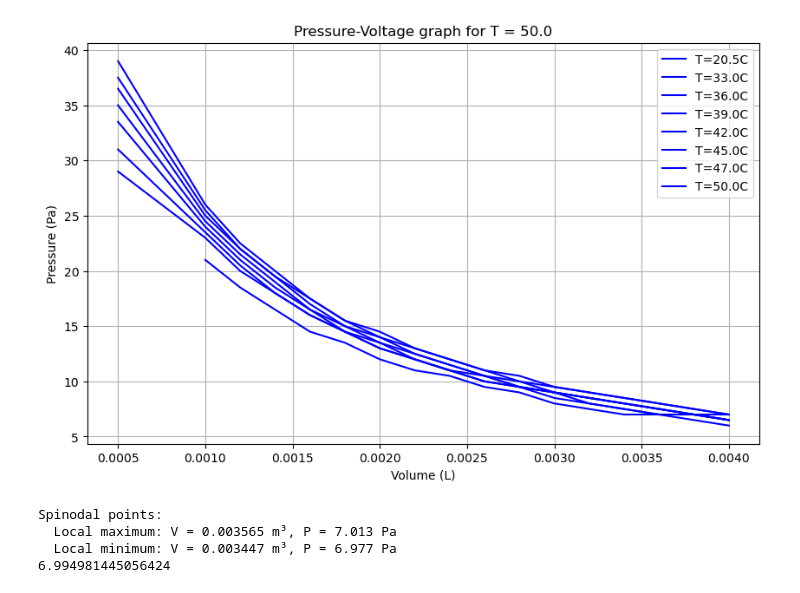
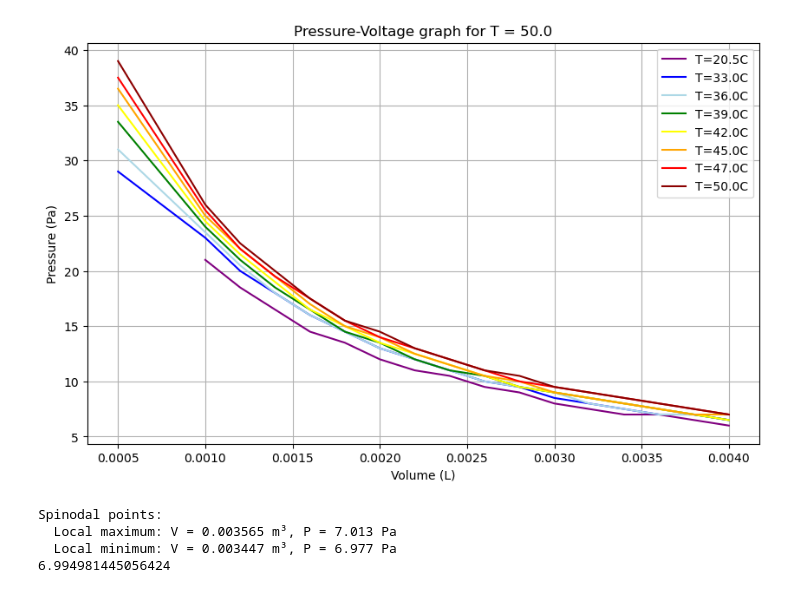
Before and after one commit to nomushu/Experiment-6, a Jupyter notebook: Jupyter code.ipynb, the cells around one changed output. Saved outputs shown, nothing was run; the diff lists cells and outputs as text; code cells hidden in the pictures.

Commit message:
graph task 2

```diff
--- a/Jupyter code.ipynb
+++ b/Jupyter code.ipynb
@@ -9,6 +9,7 @@ import scipy.integrate as integ
 import scipy.interpolate as inter
 # %%
 sheets = ["Sheet1","Sheet2","Sheet3","Sheet4","Sheet5","Sheet6","Sheet7","Sheet8"]
+colors = ['purple','blue','lightblue','green','yellow','orange','red','darkred']
 temperature = np.array([20.5,33,36,39,42,45,47,50])
 
 datas = np.array([])
@@ -63,35 +64,35 @@ for i,p in enumerate(sheets):
 
     first_deriv = np.gradient(p_element,v_element)
     second_deriv = np.gradient(first_deriv,v_element)
     second_deriv_smooth = ndi.gaussian_filter1d(second_deriv,sigma=1)
     inflection_indicies = np.where(np.diff(np.sign(second_deriv_smooth)))[0]
     deriv_changing = np.argmax(np.abs(np.diff(first_deriv)))
 
     popt, pcov = opt.curve_fit(real_gas,v_element,p_element,maxfev=100000)
 
     points= 1000
     v_smooth = np.linspace(0,0.005,points)
 
     fit_line = real_gas(v_smooth,*popt)
 
 
 
     """
     for m,n in enumerate(p_element):
         if p_element[m-1] == p_element[m]:
             p = [p_element[m] for i in range(points)]
             plt.plot(v_smooth,p,color="green")
 
     """
-    plt.plot(v_element, p_element, label=f"T={temperature[i]}C", color='blue',)
+    plt.plot(v_element, p_element, label=f"T={temperature[i]}C", color=colors[i])
 
 
     #plt.plot(v_smooth,fit_line,label="best fit line",color="red")
 
 plt.legend()
 plt.show()
 # %% [output]
-[figure, old version]
+[figure, new version]
 # %%
 
 sheets = ["Sheet1","Sheet2","Sheet3","Sheet4","Sheet5","Sheet6","Sheet7","Sheet8"]
```
Also changed, not shown: 1 other file.
